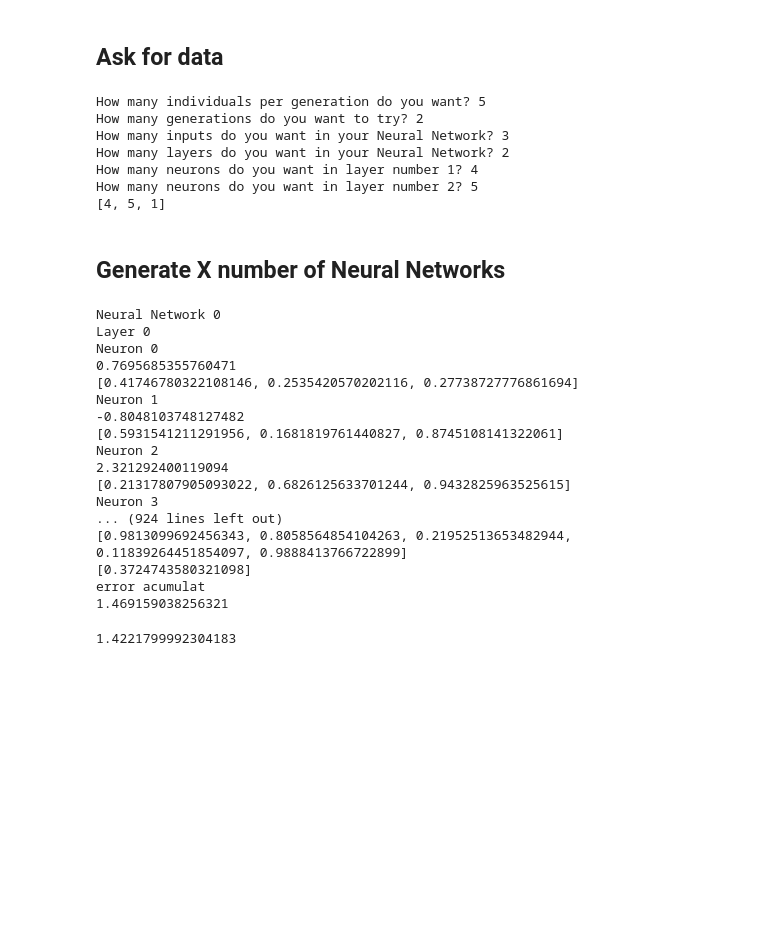
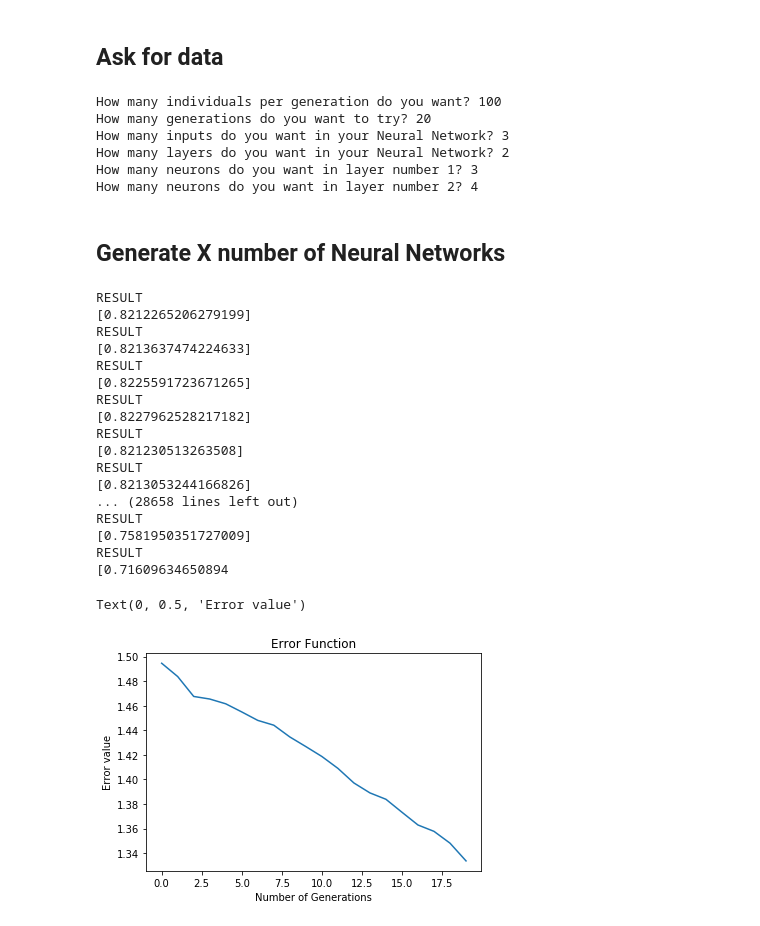
Before and after one commit to mariacasals/NeuralNetwork_Grup4, a Jupyter notebook: NeuralNetwork_Grup4.ipynb, the cells around one changed output. Cells and saved outputs as stored; diff of their text form; code cells hidden in the pictures; blank space fills up the shorter version.

Commit message:
cosetes
- he canviat els pesos a -1,1
- he afegit grafica d'error
- he canviat la funcio logica
- he fet que train siguin tots els valors de inputCode
NO VA BE

```diff
--- a/NeuralNetwork_Grup4.ipynb
+++ b/NeuralNetwork_Grup4.ipynb
@@ -260,34 +260,23 @@ for i in range (nLayers):
 nLayers += 1
 neuronsInLayer.append(1)
 
-print(neuronsInLayer)
-
 inputCode = [[0,0,0], [0,0,1], [0,1,0], [0,1,1], [1,0,0], [1,0,1], [1,1,0], [1,1,1]]
 # %% [output]
-How many individuals per generation do you want? 5
-How many generations do you want to try? 2
+How many individuals per generation do you want? 100
+How many generations do you want to try? 20
 How many inputs do you want in your Neural Network? 3
 How many layers do you want in your Neural Network? 2
-How many neurons do you want in layer number 1? 4
-How many neurons do you want in layer number 2? 5
-[4, 5, 1]
+How many neurons do you want in layer number 1? 3
+How many neurons do you want in layer number 2? 4
 # %% [markdown]
 ## Generate X number of Neural Networks
 # %%
 neuralNetworks = []
+minError = []
 
 for i in range (nIndividuals):
     neuralNetworks.append(NeuralNetwork(nInputs, nLayers, neuronsInLayer))
 
-
-for i in range (nIndividuals):
-    print("Neural Network " + str(i))
-    for j in range(nLayers):
-        print("Layer " + str(j))
-        for m in range(neuralNetworks[i].neuronsInLayer[j]):
-            print("Neuron " + str(m))
-            print(neuralNetworks[i].layers[j].neurons[m].bias)
-            print(neuralNetworks[i].layers[j].neurons[m].weight)
 
 totalErrors = evaluate(neuralNetworks)
 
@@ -302,24 +291,20 @@ for i in range (nGenerations - 1):
 
     parent1, parent2 = getParents(totalErrors, offspring)
 # %% [output]
-Neural Network 0
-Layer 0
-Neuron 0
-0.7695685355760471
-[0.41746780322108146, 0.2535420570202116, 0.27738727776861694]
-Neuron 1
--0.8048103748127482
-[0.5931541211291956, 0.1681819761440827, 0.8745108141322061]
-Neuron 2
-2.321292400119094
-[0.21317807905093022, 0.6826125633701244, 0.9432825963525615]
-Neuron 3
-... (924 lines left out)
-[0.9813099692456343, 0.8058564854104263, 0.21952513653482944, 0.11839264451854097, 0.9888413766722899]
-[0.3724743580321098]
-error acumulat
-1.469159038256321
+RESULT
+[0.8212265206279199]
+RESULT
+[0.8213637474224633]
+RESULT
+[0.8225591723671265]
+RESULT
+[0.8227962528217182]
+RESULT
+[0.821230513263508]
+RESULT
+[0.8213053244166826]
+... (28658 lines left out)
+RESULT
+[0.7581950351727009]
+RESULT
+[0.71609634650894
-# %%
-min(totalErrors)
-# %% [output]
-1.4221799992304183
@@ -328,3 +311,12 @@ nn1, nn2 = getParents(totalErrors, offspring)
+# %%
+plt.title("Error Function")
+plt.plot(minError)
+
+plt.xlabel("Number of Generations")
+plt.ylabel("Error value")
+# %% [output]
+Text(0, 0.5, 'Error value')
+[figure, added]
 # %%
 parent1.calcula([1,1,1])
 # %% [output]
```
Also changed, not shown: parts of 10 cells of this notebook, 1 other file.
